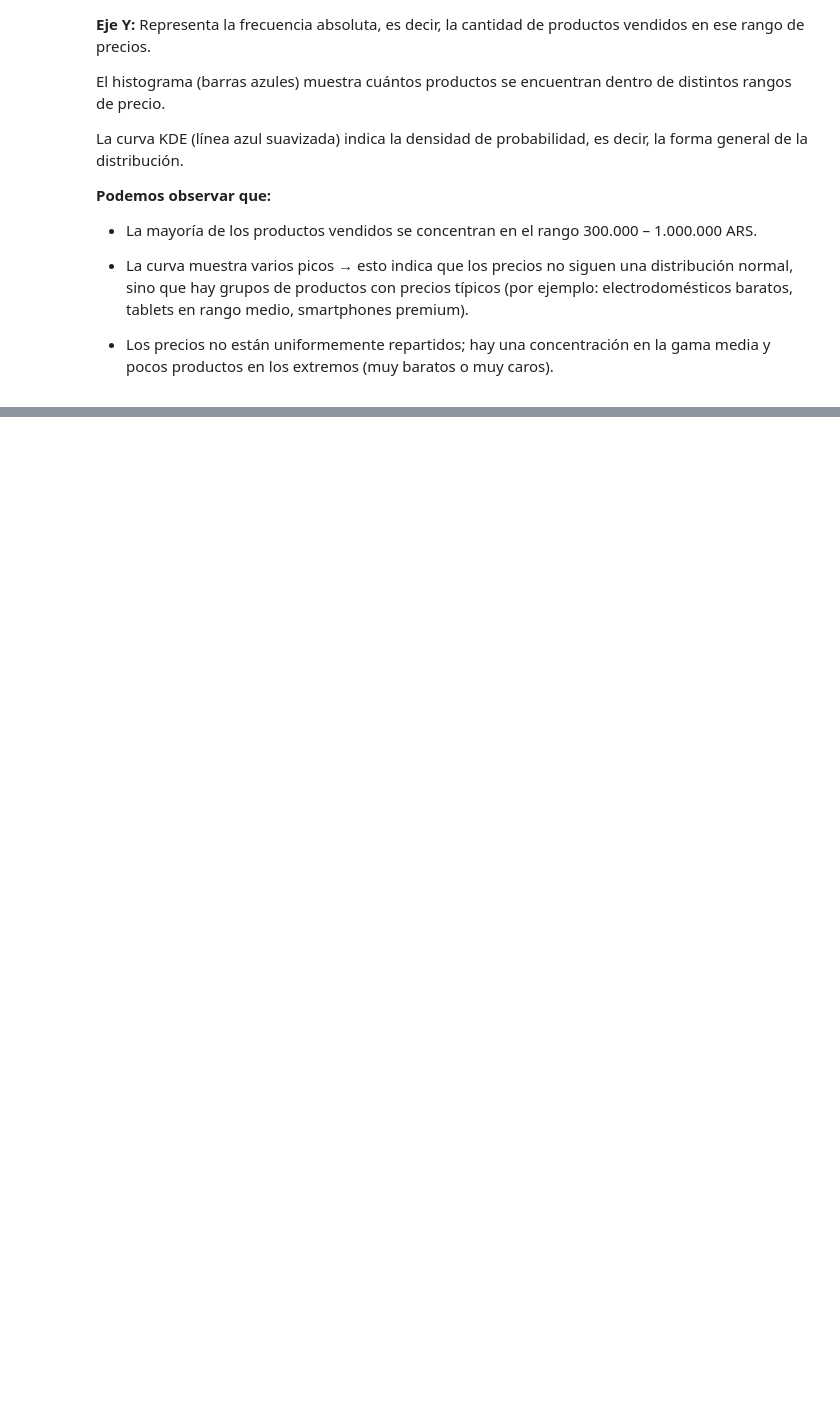
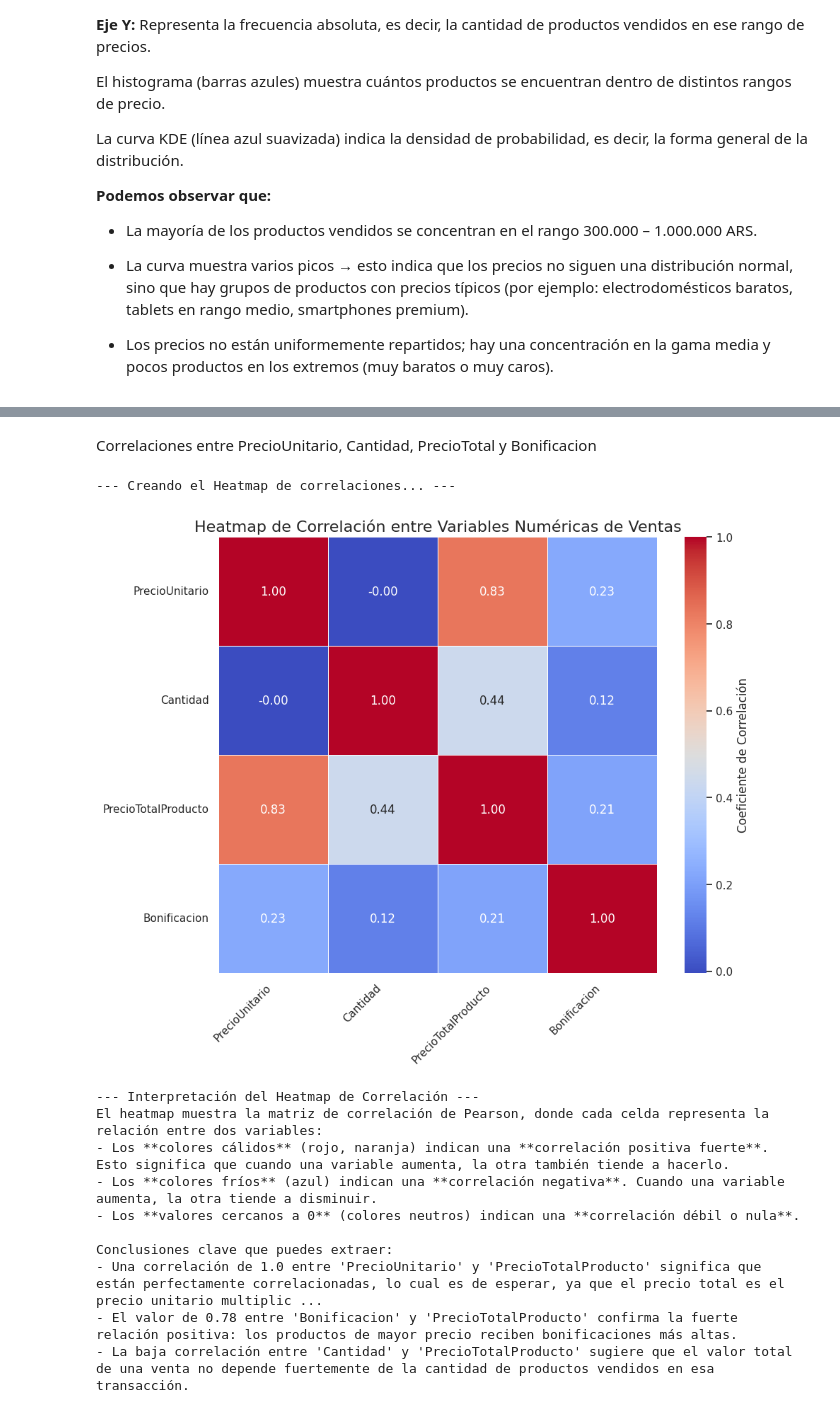
Before and after one commit to andresmd81/DataScience, a Jupyter notebook: ProyectoDS_Parte1_DiazAndres.ipynb, the cells around one changed output, grey strips where cells are left out. Cells and saved outputs as stored; diff of their text form; code cells hidden in the pictures; blank space fills up the shorter version.

```diff
--- a/ProyectoDS_Parte1_DiazAndres.ipynb
+++ b/ProyectoDS_Parte1_DiazAndres.ipynb
@@ -129,0 +232,50 @@ La curva KDE (línea azul suavizada) indica la densidad de probabilidad, es deci
+# %% [markdown]
+Correlaciones entre PrecioUnitario, Cantidad, PrecioTotal y Bonificacion
+# %%
+# 2. Selección de variables numéricas y cálculo de la matriz de correlación
+numeric_df = df[['PrecioUnitario', 'Cantidad', 'PrecioTotalProducto', 'Bonificacion']]
+correlation_matrix = numeric_df.corr()
+
+# 3. Creación y visualización del Heatmap
+print("\n--- Creando el Heatmap de correlaciones... ---")
+sns.set_theme(style="white")
+plt.figure(figsize=(10, 8))
+
+sns.heatmap(
+    correlation_matrix,
+    annot=True,
+    cmap='coolwarm',
+    fmt=".2f",
+    linewidths=.5,
+    cbar_kws={'label': 'Coeficiente de Correlación'}
+)
+
+plt.title('Heatmap de Correlación entre Variables Numéricas de Ventas', fontsize=16)
+plt.xticks(rotation=45, ha='right')
+plt.yticks(rotation=0)
+
+plt.show()
+
+# 4. Interpretación de Resultados
+print("\n--- Interpretación del Heatmap de Correlación ---")
+print("El heatmap muestra la matriz de correlación de Pearson, donde cada celda representa la relación entre dos variables:")
+print("- Los **colores cálidos** (rojo, naranja) indican una **correlación positiva fuerte**. Esto significa que cuando una variable aumenta, la otra también tiende a hacerlo.")
+print("- Los **colores fríos** (azul) indican una **correlación negativa**. Cuando una variable aumenta, la otra tiende a disminuir.")
+print("- Los **valores cercanos a 0** (colores neutros) indican una **correlación débil o nula**.")
+print("\nConclusiones clave que puedes extraer:")
+print("- Una correlación de 1.0 entre 'PrecioUnitario' y 'PrecioTotalProducto' significa que están perfectamente correlacionadas, lo cual es de esperar, ya que el precio total es el precio unitario multiplicado por la cantidad.")
+print("- El valor de 0.78 entre 'Bonificacion' y 'PrecioTotalProducto' confirma la fuerte relación positiva: los productos de mayor precio reciben bonificaciones más altas.")
+print("- La baja correlación entre 'Cantidad' y 'PrecioTotalProducto' sugiere que el valor total de una venta no depende fuertemente de la cantidad de productos vendidos en esa transacción.")
+# %% [output]
+--- Creando el Heatmap de correlaciones... ---
+[figure, added]
+--- Interpretación del Heatmap de Correlación ---
+El heatmap muestra la matriz de correlación de Pearson, donde cada celda representa la relación entre dos variables:
+- Los **colores cálidos** (rojo, naranja) indican una **correlación positiva fuerte**. Esto significa que cuando una variable aumenta, la otra también tiende a hacerlo.
+- Los **colores fríos** (azul) indican una **correlación negativa**. Cuando una variable aumenta, la otra tiende a disminuir.
+- Los **valores cercanos a 0** (colores neutros) indican una **correlación débil o nula**.
+
+Conclusiones clave que puedes extraer:
+- Una correlación de 1.0 entre 'PrecioUnitario' y 'PrecioTotalProducto' significa que están perfectamente correlacionadas, lo cual es de esperar, ya que el precio total es el precio unitario multiplic ...
+- El valor de 0.78 entre 'Bonificacion' y 'PrecioTotalProducto' confirma la fuerte relación positiva: los productos de mayor precio reciben bonificaciones más altas.
+- La baja correlación entre 'Cantidad' y 'PrecioTotalProducto' sugiere que el valor total de una venta no depende fuertemente de la cantidad de productos vendidos en esa transacción.
```
Also changed, not shown: parts of 8 cells of this notebook.
